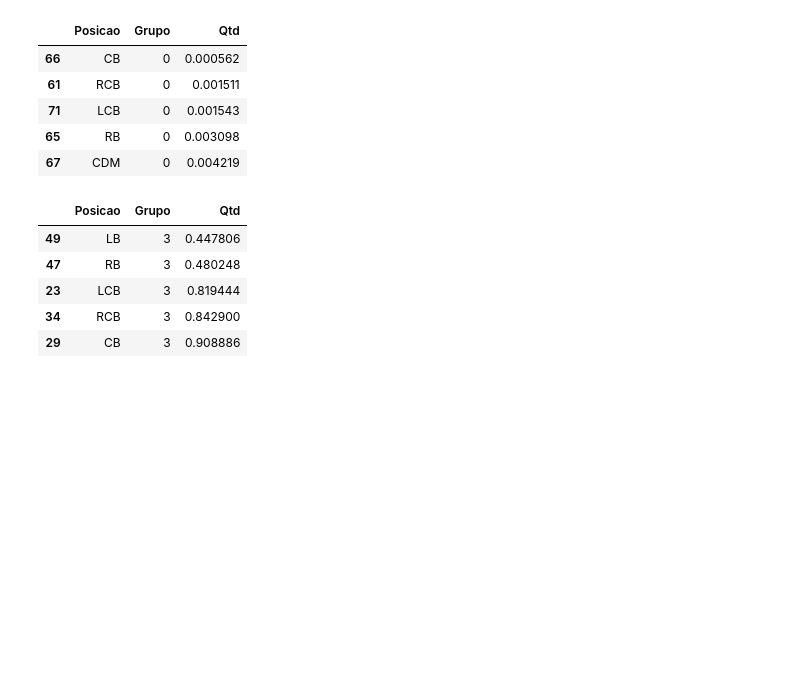
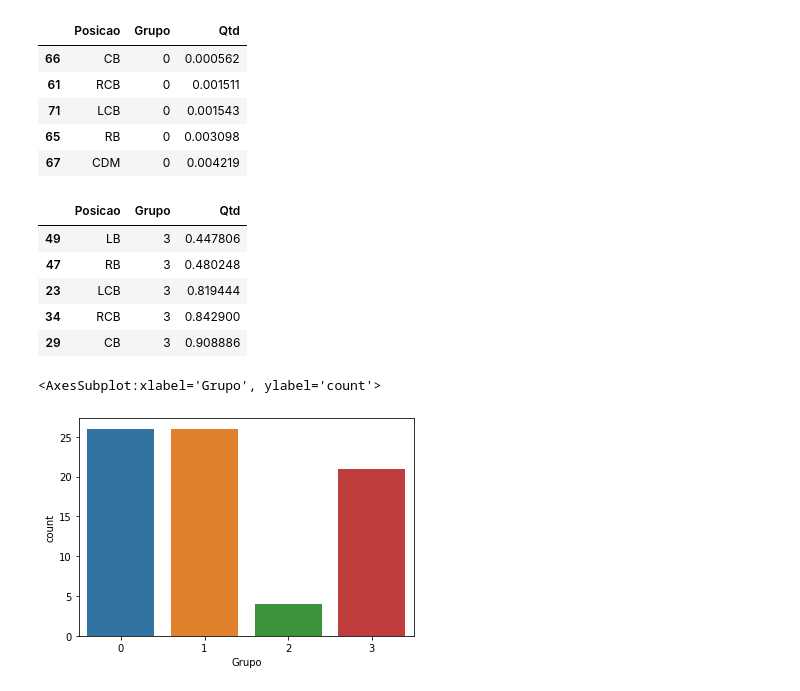
Before and after one commit to treinaweb/treinaweb-data-science-agrupamento-com-classificacao, a Jupyter notebook: ProjetoDataScience.ipynb, the cells around one changed output. Drawn from its saved outputs; the diff is of its cells as text; code cells hidden in the pictures; blank space fills up the shorter version.

```diff
--- a/ProjetoDataScience.ipynb
+++ b/ProjetoDataScience.ipynb
@@ -654,0 +657,5 @@ compara_percentual.tail()
+# %%
+sns.countplot(compara_percentual['Grupo'])
+# %% [output]
+<AxesSubplot:xlabel='Grupo', ylabel='count'>
+[figure, added]
```
Also changed, not shown: parts of 1 cell of this notebook.
